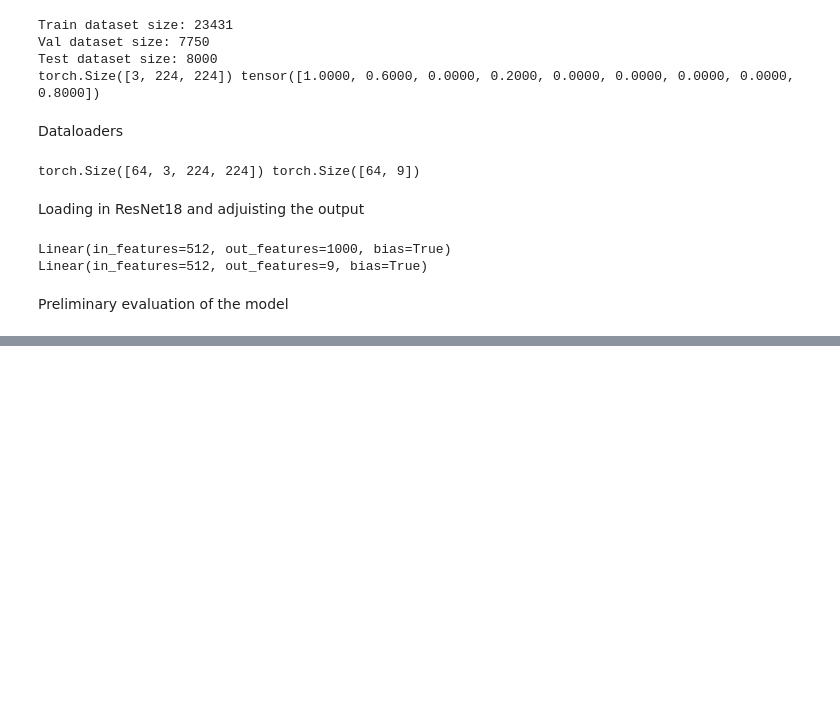
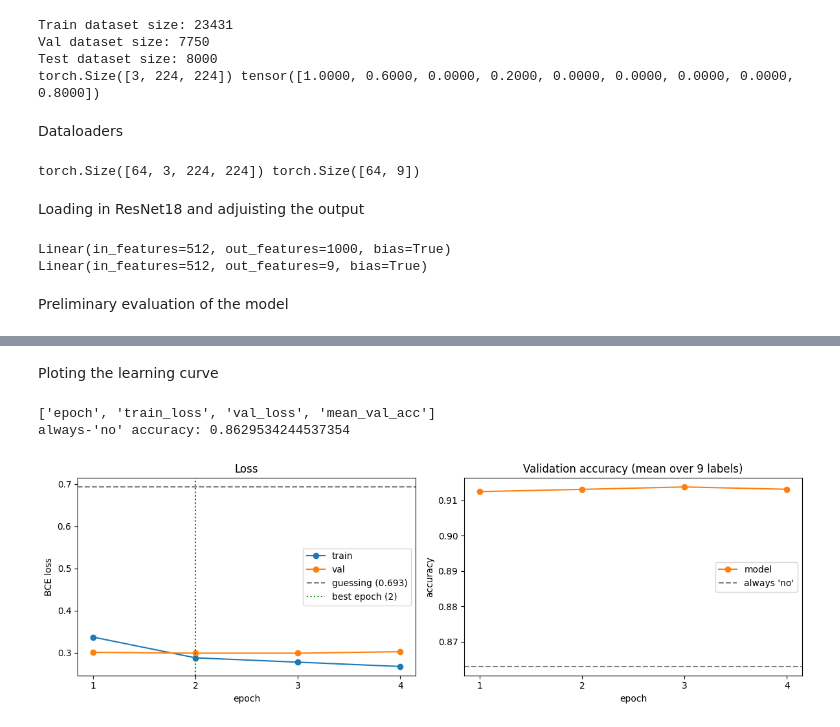
Before and after one commit to Dan2222001/CS470-image-quality-project, a Jupyter notebook: CS470_image_quality_project.ipynb, the cells around one changed output, grey strips where cells are left out. Cells and saved outputs as stored; diff of their text form; code cells hidden in the pictures; blank space fills up the shorter version.

Commit message:
first training session, training function, test function, plotting result function added

```diff
--- a/CS470_image_quality_project.ipynb
+++ b/CS470_image_quality_project.ipynb
@@ -311,0 +362,9 @@ UNREC  model acc: 0.469   always-'no' acc: 0.940
+# %%
+from torch.utils.data import Subset
+run = False
+
+if run:
+    quick_train = DataLoader(Subset(train_dataset, range(640)), shuffle = True, **loader_args)
+    quick_val = DataLoader(Subset(val_dataset, range(320)), shuffle = False, **loader_args)
+
+    history = training(model, quick_train, quick_val, epochs=2, save_path=CHECKPOINT_DIR / "quick_test.pt")
@@ -311,0 +400,5 @@ UNREC  model acc: 0.469   always-'no' acc: 0.940
+# %%
+run = True
+
+if run:
+    history = training(model, train_loader, val_loader, NUM_EPOCH, BIS_MODEL_PATH)
@@ -311,0 +412,42 @@ UNREC  model acc: 0.469   always-'no' acc: 0.940
+# %% [markdown]
+Ploting the learning curve
+# %%
+hist = pd.DataFrame(history).rename(columns={"mean_val_loss": "mean_val_acc"})
+print(hist.columns.tolist())
+best = hist.loc[hist["val_loss"].idxmin()]
+
+fig, (ax1, ax2) = plt.subplots(1, 2, figsize=(12, 4))
+
+ax1.plot(hist["epoch"], hist["train_loss"], marker="o", label="train")
+ax1.plot(hist["epoch"], hist["val_loss"],   marker="o", label="val")
+ax1.axhline(0.693, linestyle="--", color="gray", label="guessing (0.693)")
+ax1.axvline(best["epoch"], linestyle=":", color="green",
+            label=f"best epoch ({int(best['epoch'])})")
+ax1.set_title("Loss")
+ax1.set_xlabel("epoch")
+ax1.set_ylabel("BCE loss")
+ax1.set_xticks(hist["epoch"])
+ax1.legend()
+
+val_truth = torch.tensor([
+    [it["flaws"][k] / 5 for k in LABELS] + [it["unrecognizable"] / 5]
+    for it in val_dataset.items
+]) >= 0.6
+baseline_acc = (~val_truth).float().mean(dim=0)
+print("always-'no' accuracy:", baseline_acc.mean().item())
+
+ax2.plot(hist["epoch"], hist["mean_val_acc"], marker="o", color="tab:orange", label="model")
+ax2.axhline(baseline_acc.mean().item(), linestyle="--", color="gray", label="always 'no'")
+ax2.set_title("Validation accuracy (mean over 9 labels)")
+ax2.set_xlabel("epoch")
+ax2.set_ylabel("accuracy")
+ax2.set_xticks(hist["epoch"])
+ax2.legend()
+
+plt.tight_layout()
+plt.savefig(CHECKPOINT_DIR.parent / "learning_curves.png", dpi=150)
+plt.show()
+# %% [output]
+['epoch', 'train_loss', 'val_loss', 'mean_val_acc']
+always-'no' accuracy: 0.8629534244537354
+[figure, added]
```
Also changed, not shown: parts of 14 cells of this notebook.
